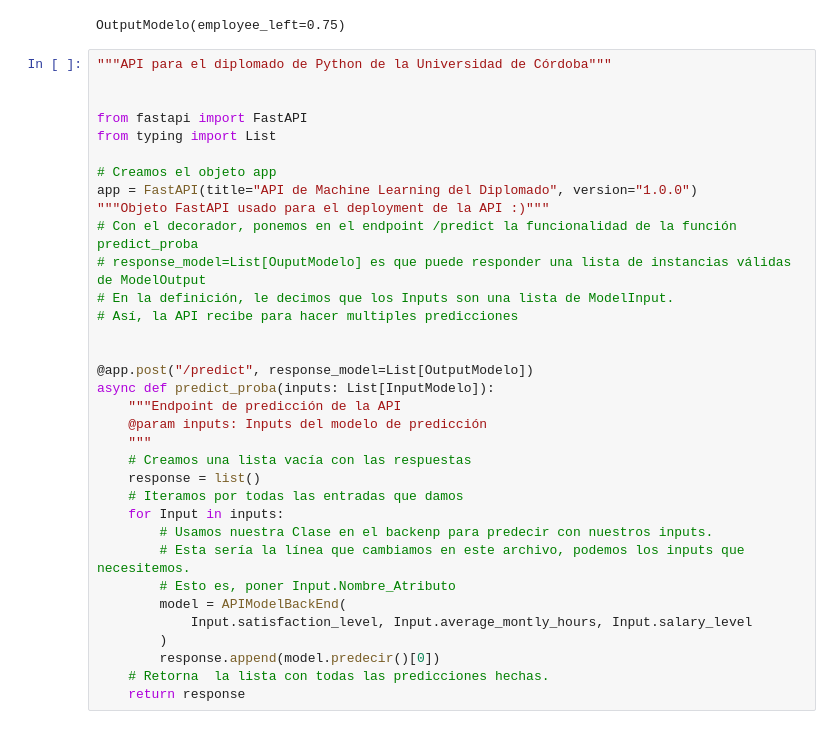
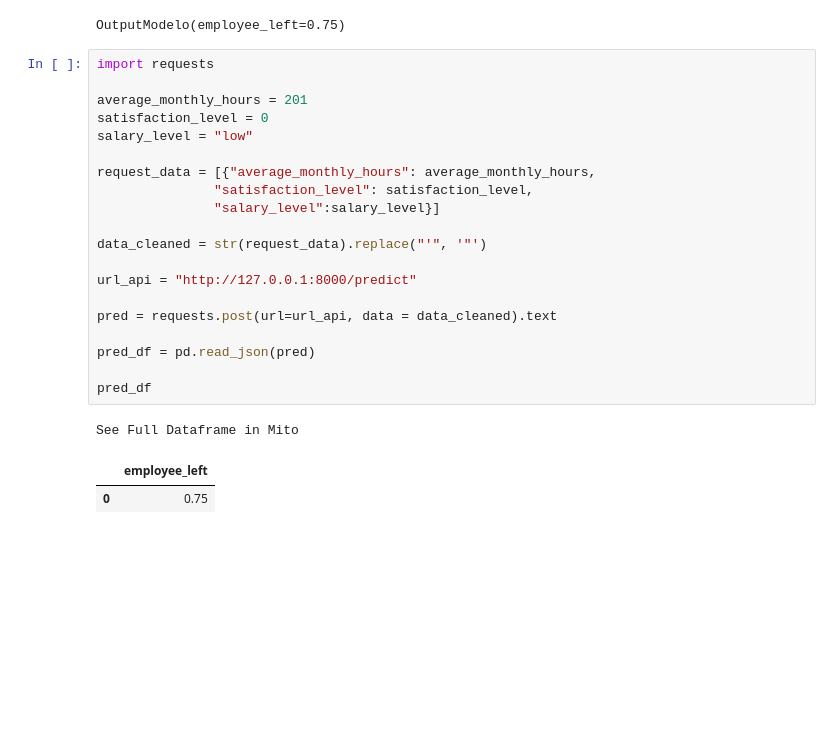
Before and after one commit to JECaballeroR/DiplomadoPythonModulo6Cohorte2, a Jupyter notebook: Notebook exploración.ipynb, the cells around one changed output. Saved outputs shown, nothing was run; the diff lists cells and outputs as text; blank space fills up the shorter version.

Commit message:
Clase 05/07/2022

```diff
--- a/Notebook exploración.ipynb
+++ b/Notebook exploración.ipynb
@@ -571,37 +653,27 @@ test = APIModelBackEnd(
 OutputModelo(employee_left=test.predecir()[0]["employee_left"])
 # %% [output]
 OutputModelo(employee_left=0.75)
-# %%
-"""API para el diplomado de Python de la Universidad de Córdoba"""
-
-
-from fastapi import FastAPI
-from typing import List
-
-# Creamos el objeto app
-app = FastAPI(title="API de Machine Learning del Diplomado", version="1.0.0")
-"""Objeto FastAPI usado para el deployment de la API :)"""
-# Con el decorador, ponemos en el endpoint /predict la funcionalidad de la función predict_proba
-# response_model=List[OuputModelo] es que puede responder una lista de instancias válidas de ModelOutput
-# En la definición, le decimos que los Inputs son una lista de ModelInput.
-# Así, la API recibe para hacer multiples predicciones
-
-
-@app.post("/predict", response_model=List[OutputModelo])
-async def predict_proba(inputs: List[InputModelo]):
-    """Endpoint de predicción de la API
-    @param inputs: Inputs del modelo de predicción
-    """
-    # Creamos una lista vacía con las respuestas
-    response = list()
-    # Iteramos por todas las entradas que damos
-    for Input in inputs:
-        # Usamos nuestra Clase en el backenp para predecir con nuestros inputs.
-        # Esta sería la línea que cambiamos en este archivo, podemos los inputs que necesitemos.
-        # Esto es, poner Input.Nombre_Atributo
-        model = APIModelBackEnd(
-            Input.satisfaction_level, Input.average_montly_hours, Input.salary_level
-        )
-        response.append(model.predecir()[0])
-    # Retorna  la lista con todas las predicciones hechas.
-    return response
+# %%
+import requests
+
+average_monthly_hours = 201
+satisfaction_level = 0
+salary_level = "low"
+
+request_data = [{"average_monthly_hours": average_monthly_hours,
+               "satisfaction_level": satisfaction_level,
+               "salary_level":salary_level}]
+
+data_cleaned = str(request_data).replace("'", '"')
+
+url_api = "http://127.0.0.1:8000/predict"
+
+pred = requests.post(url=url_api, data = data_cleaned).text
+
+pred_df = pd.read_json(pred)
+
+pred_df
+# %% [output]
+See Full Dataframe in Mito
+|  | employee_left |
+| 0 | 0.75 |
```
Also changed, not shown: parts of 18 cells of this notebook.
